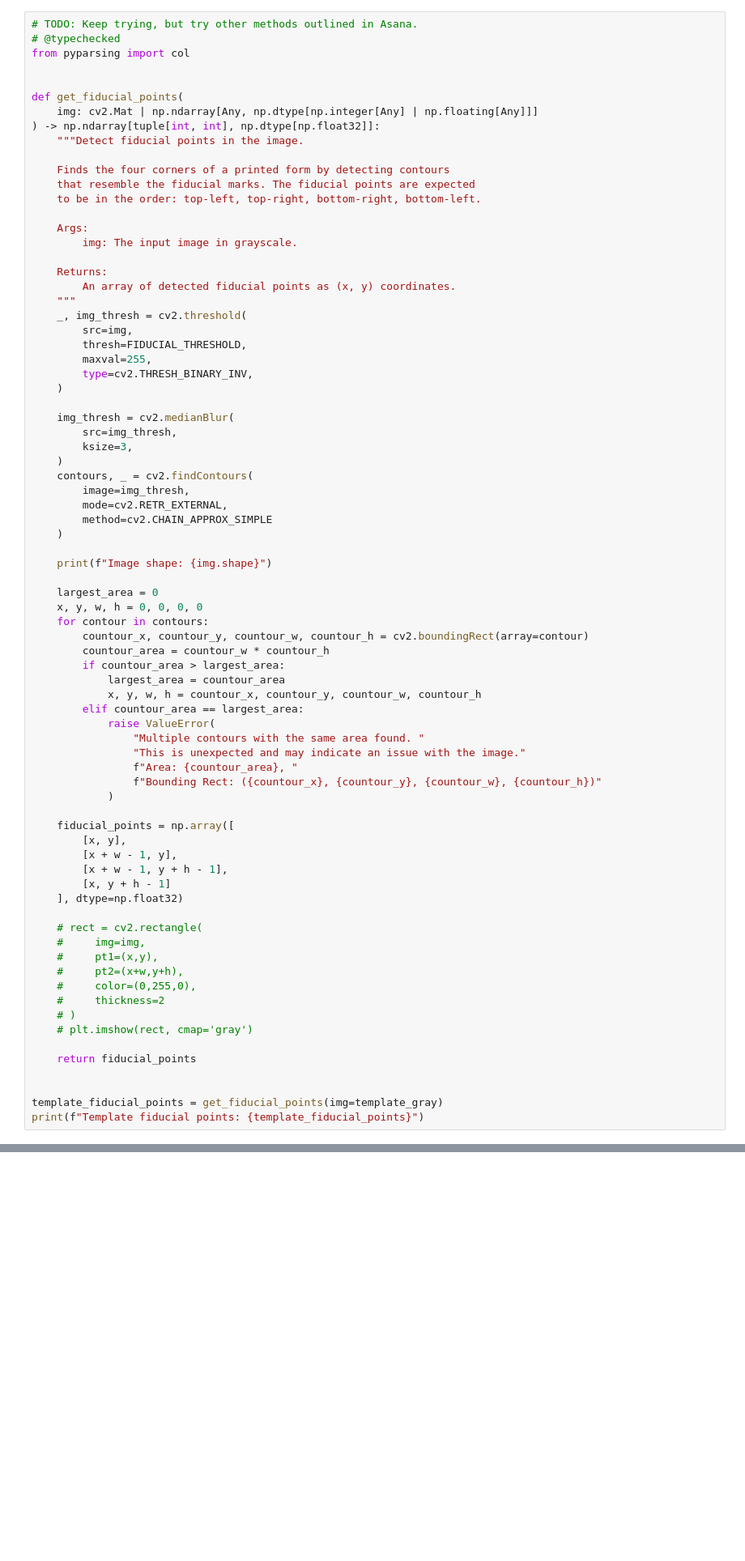
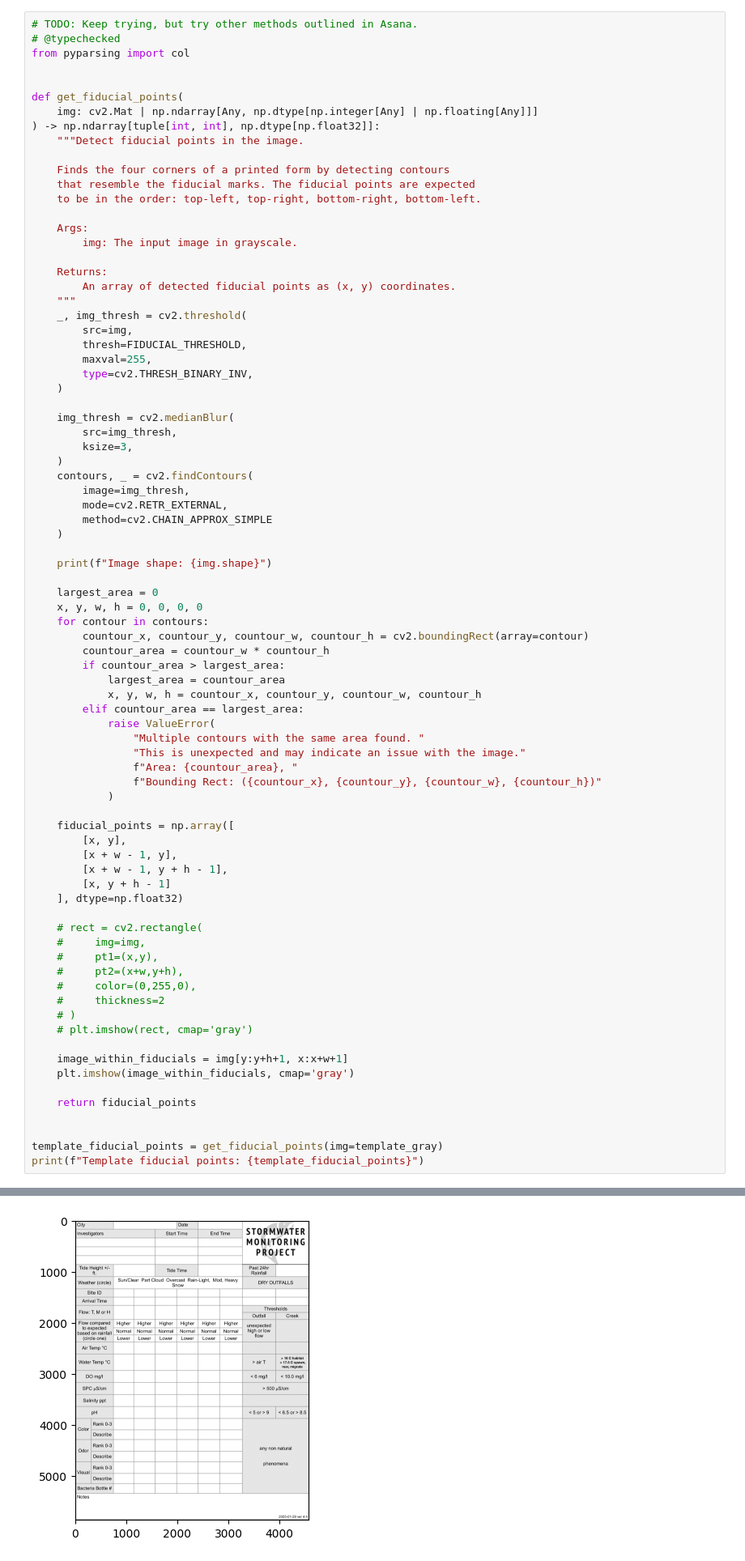
Before and after one commit to KalebCoberly/stormwater_monitoring_exploration, a Jupyter notebook: extraction.ipynb, the cells around one changed output, grey strips where cells are left out. Shown at 81% size. Saved outputs shown, nothing was run; the diff lists cells and outputs as text; blank space fills up the shorter version.

Commit message:
Show image within fiducials.

```diff
--- a/extraction.ipynb
+++ b/extraction.ipynb
@@ -171,33 +171,37 @@ def get_fiducial_points(
                 f"Bounding Rect: ({countour_x}, {countour_y}, {countour_w}, {countour_h})"
             )
 
     fiducial_points = np.array([
         [x, y],
         [x + w - 1, y],
         [x + w - 1, y + h - 1],
         [x, y + h - 1]
     ], dtype=np.float32)
 
     # rect = cv2.rectangle(
     #     img=img,
     #     pt1=(x,y),
     #     pt2=(x+w,y+h),
     #     color=(0,255,0),
     #     thickness=2
     # )
     # plt.imshow(rect, cmap='gray')
 
+    image_within_fiducials = img[y:y+h+1, x:x+w+1]
+    plt.imshow(image_within_fiducials, cmap='gray')
+
     return fiducial_points
 
 
 template_fiducial_points = get_fiducial_points(img=template_gray)
 print(f"Template fiducial points: {template_fiducial_points}")
 # %% [output]
 Image shape: (6600, 5100)
 Template fiducial points: [[ 370.  392.]
  [4939.  392.]
  [4939. 6254.]
  [ 370. 6254.]]
+[figure, added]
 # %% [markdown]
 
 ### Find template ROIs.
```
Also changed, not shown: parts of 1 cell of this notebook.
